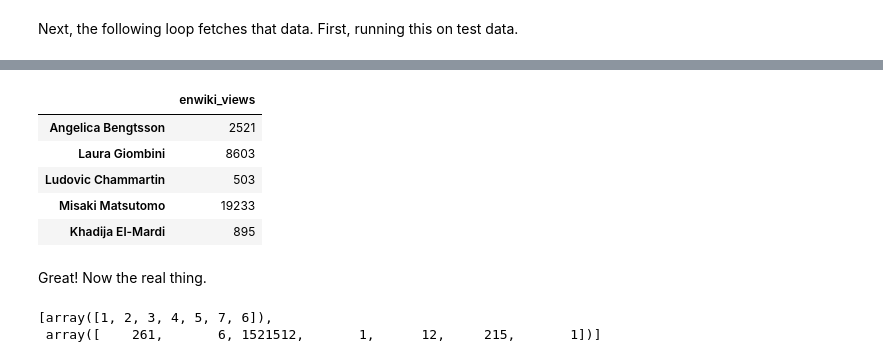
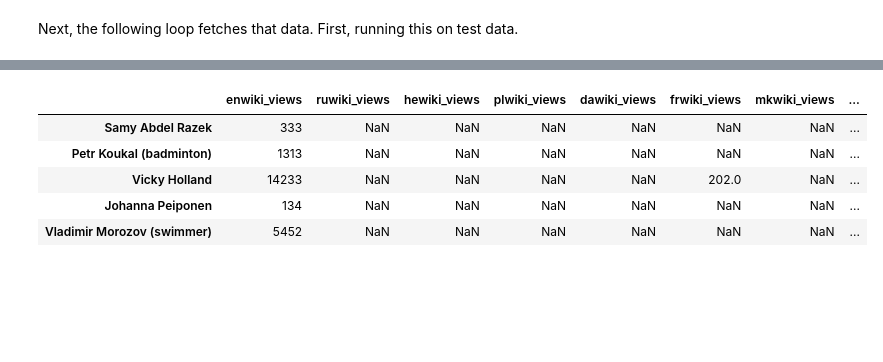
Before and after one commit to ResidentMario/olympian-pageviews, a Jupyter notebook: data-munging.ipynb, the cells around one changed output, grey strips where cells are left out. Saved outputs shown, nothing was run; the diff lists cells and outputs as text; code cells hidden in the pictures; blank space fills up the shorter version.

```diff
--- a/data-munging.ipynb
+++ b/data-munging.ipynb
@@ -334,17 +340,0 @@ dtype: int64
-# %%
-views_df
-# %% [output]
-|  | enwiki_views |
-| Angelica Bengtsson | 2521 |
-| Laura Giombini | 8603 |
-| Ludovic Chammartin | 503 |
-| Misaki Matsutomo | 19233 |
-| Khadija El-Mardi | 895 |
-# %% [markdown]
-Great! Now the real thing.
-# %%
-import numpy as np
-np.array_split(np.array([1,2,3,4,5,7,6,261,6,1521512,1,12,215,1,]), 2)
-# %% [output]
-[array([1, 2, 3, 4, 5, 7, 6]),
- array([    261,       6, 1521512,       1,      12,     215,       1])]
@@ -377,0 +341,10 @@ for wiki, col in tqdm(zip([fragmentize(col) for col in rio_f.columns if col != "
+# %%
+rio_test = rio_f.sample(5)
+get_pageviews(rio_test)
+# %% [output]
+|  | enwiki_views | ruwiki_views | hewiki_views | plwiki_views | dawiki_views | frwiki_views | mkwiki_views | ... |
+| Samy Abdel Razek | 333 | NaN | NaN | NaN | NaN | NaN | NaN | ... |
+| Petr Koukal (badminton) | 1313 | NaN | NaN | NaN | NaN | NaN | NaN | ... |
+| Vicky Holland | 14233 | NaN | NaN | NaN | NaN | 202.0 | NaN | ... |
+| Johanna Peiponen | 134 | NaN | NaN | NaN | NaN | NaN | NaN | ... |
+| Vladimir Morozov (swimmer) | 5452 | NaN | NaN | NaN | NaN | NaN | NaN | ... |
```
Also changed, not shown: parts of 13 cells of this notebook.
